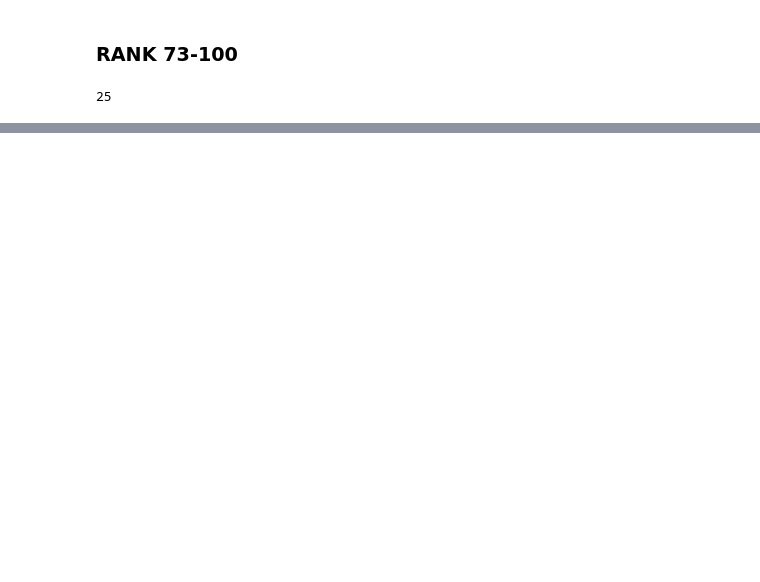
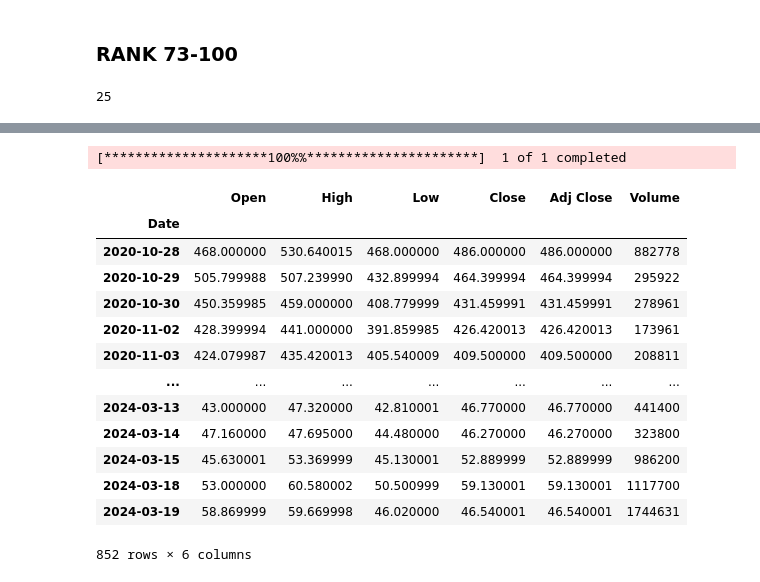
Before and after one commit to sinadarbouy/QStock-Screener, a Jupyter notebook: find.ipynb, the cells around one changed output, grey strips where cells are left out. Saved outputs shown, nothing was run; the diff lists cells and outputs as text; code cells hidden in the pictures; blank space fills up the shorter version.

```diff
--- a/find.ipynb
+++ b/find.ipynb
@@ -90,0 +93,21 @@ top_27_percent_df.to_csv('top_27_percent_df.csv', index=False)
+# %%
+ticker = yf.download("root", period="max")
+# %% [output]
+[*********************100%%**********************]  1 of 1 completed
+# %%
+ticker
+# %% [output]
+|  | Open | High | Low | Close | Adj Close | Volume |
+| Date |  |  |  |  |  |  |
+| 2020-10-28 | 468.000000 | 530.640015 | 468.000000 | 486.000000 | 486.000000 | 882778 |
+| 2020-10-29 | 505.799988 | 507.239990 | 432.899994 | 464.399994 | 464.399994 | 295922 |
+| 2020-10-30 | 450.359985 | 459.000000 | 408.779999 | 431.459991 | 431.459991 | 278961 |
+| 2020-11-02 | 428.399994 | 441.000000 | 391.859985 | 426.420013 | 426.420013 | 173961 |
+| 2020-11-03 | 424.079987 | 435.420013 | 405.540009 | 409.500000 | 409.500000 | 208811 |
+| ... | ... | ... | ... | ... | ... | ... |
+| 2024-03-13 | 43.000000 | 47.320000 | 42.810001 | 46.770000 | 46.770000 | 441400 |
+| 2024-03-14 | 47.160000 | 47.695000 | 44.480000 | 46.270000 | 46.270000 | 323800 |
+| 2024-03-15 | 45.630001 | 53.369999 | 45.130001 | 52.889999 | 52.889999 | 986200 |
+| 2024-03-18 | 53.000000 | 60.580002 | 50.500999 | 59.130001 | 59.130001 | 1117700 |
+| 2024-03-19 | 58.869999 | 59.669998 | 46.020000 | 46.540001 | 46.540001 | 1744631 |
+852 rows × 6 columns
```
Also changed, not shown: parts of 16 cells of this notebook, 2 other files.
